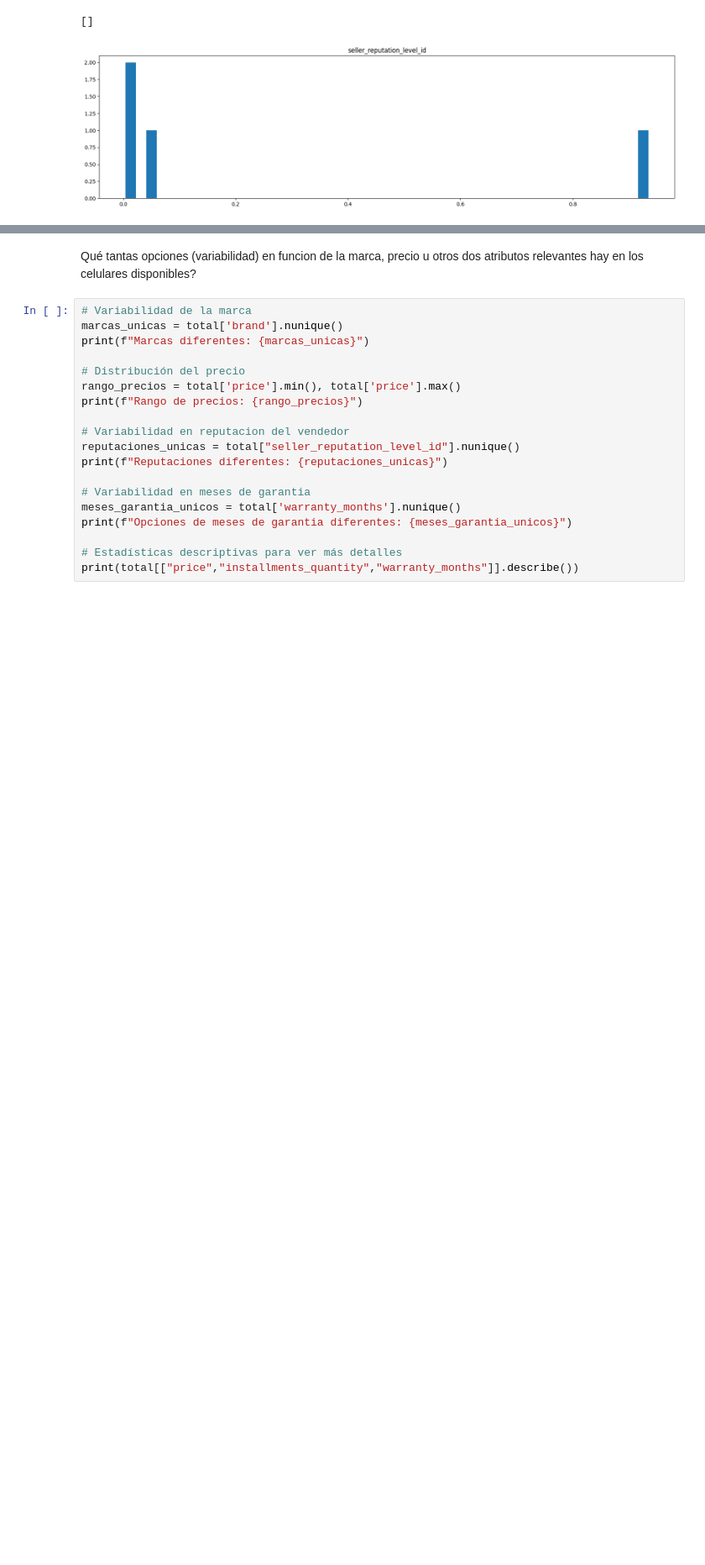
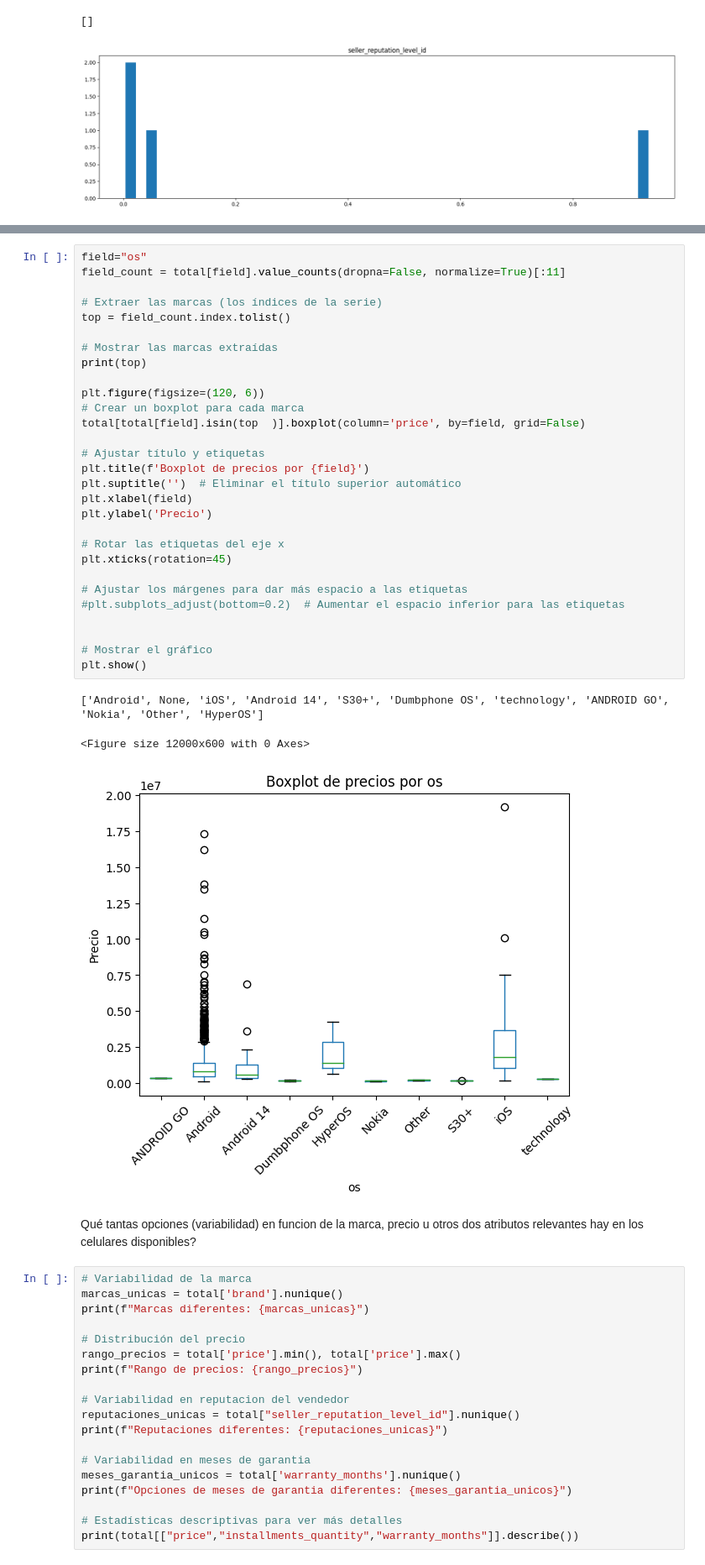
Before and after one commit to amrios80/eda-jobs, a Jupyter notebook: parcial1/parcial1.ipynb, the cells around one changed output, grey strips where cells are left out. Shown at 84% size. Drawn from its saved outputs; the diff is of its cells as text; blank space fills up the shorter version.

```diff
--- a/parcial1/parcial1.ipynb
+++ b/parcial1/parcial1.ipynb
@@ -460,3 +493,36 @@ plt.plot()
+# %%
+field="os"
+field_count = total[field].value_counts(dropna=False, normalize=True)[:11]
+
+# Extraer las marcas (los índices de la serie)
+top = field_count.index.tolist()
+
+# Mostrar las marcas extraídas
+print(top)
+
+plt.figure(figsize=(120, 6))
+# Crear un boxplot para cada marca
+total[total[field].isin(top  )].boxplot(column='price', by=field, grid=False)
+
+# Ajustar título y etiquetas
+plt.title(f'Boxplot de precios por {field}')
+plt.suptitle('')  # Eliminar el título superior automático
+plt.xlabel(field)
+plt.ylabel('Precio')
+
+# Rotar las etiquetas del eje x
+plt.xticks(rotation=45)
+
+# Ajustar los márgenes para dar más espacio a las etiquetas
+#plt.subplots_adjust(bottom=0.2)  # Aumentar el espacio inferior para las etiquetas
+
+
+# Mostrar el gráfico
+plt.show()
+# %% [output]
+['Android', None, 'iOS', 'Android 14', 'S30+', 'Dumbphone OS', 'technology', 'ANDROID GO', 'Nokia', 'Other', 'HyperOS']
+<Figure size 12000x600 with 0 Axes>
+[figure, added]
 # %% [markdown]
 Qué tantas opciones (variabilidad) en funcion de la marca, precio u otros dos atributos relevantes hay en los celulares disponibles?
 # %%
```
Also changed, not shown: parts of 2 cells of this notebook.
